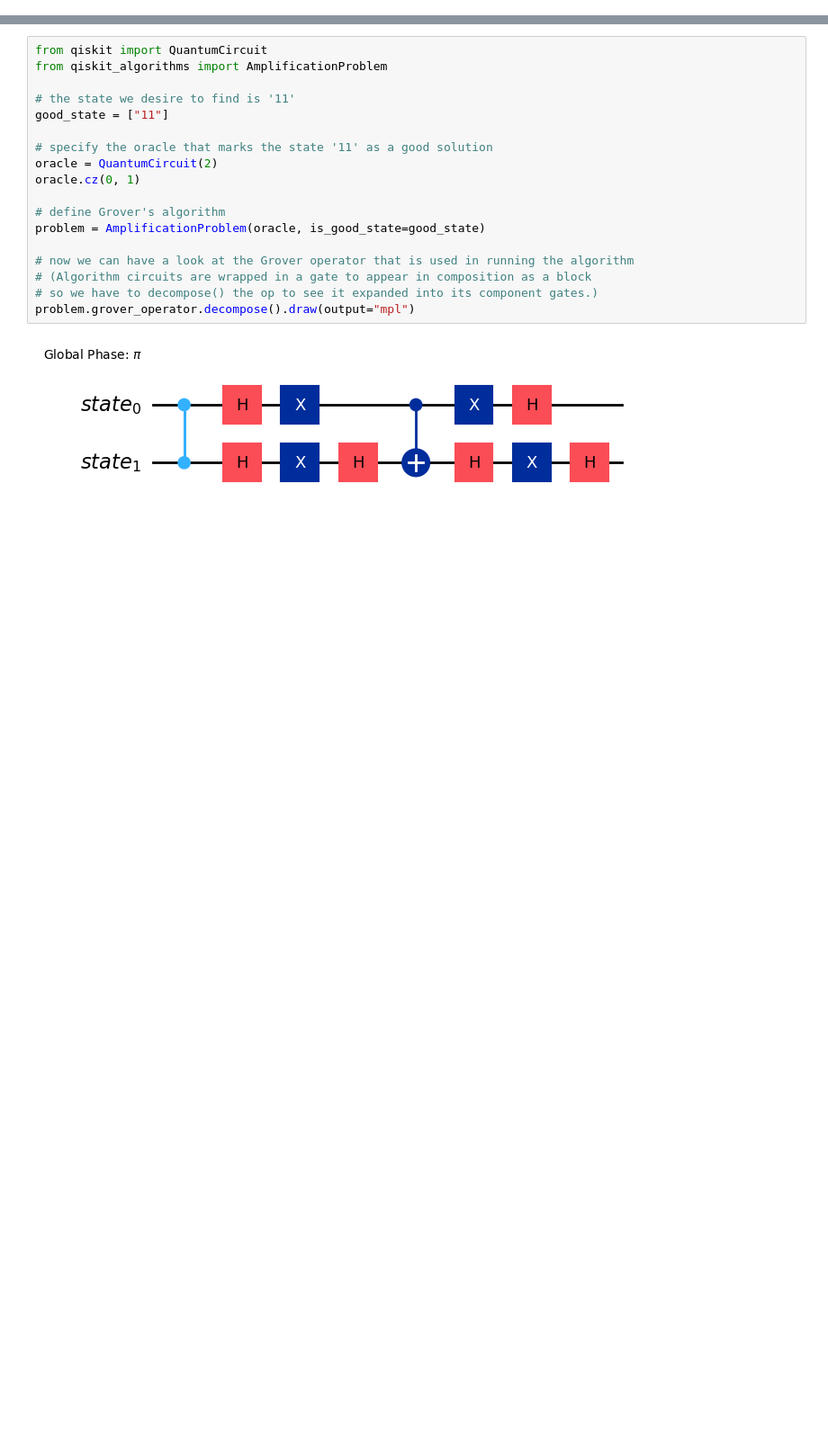
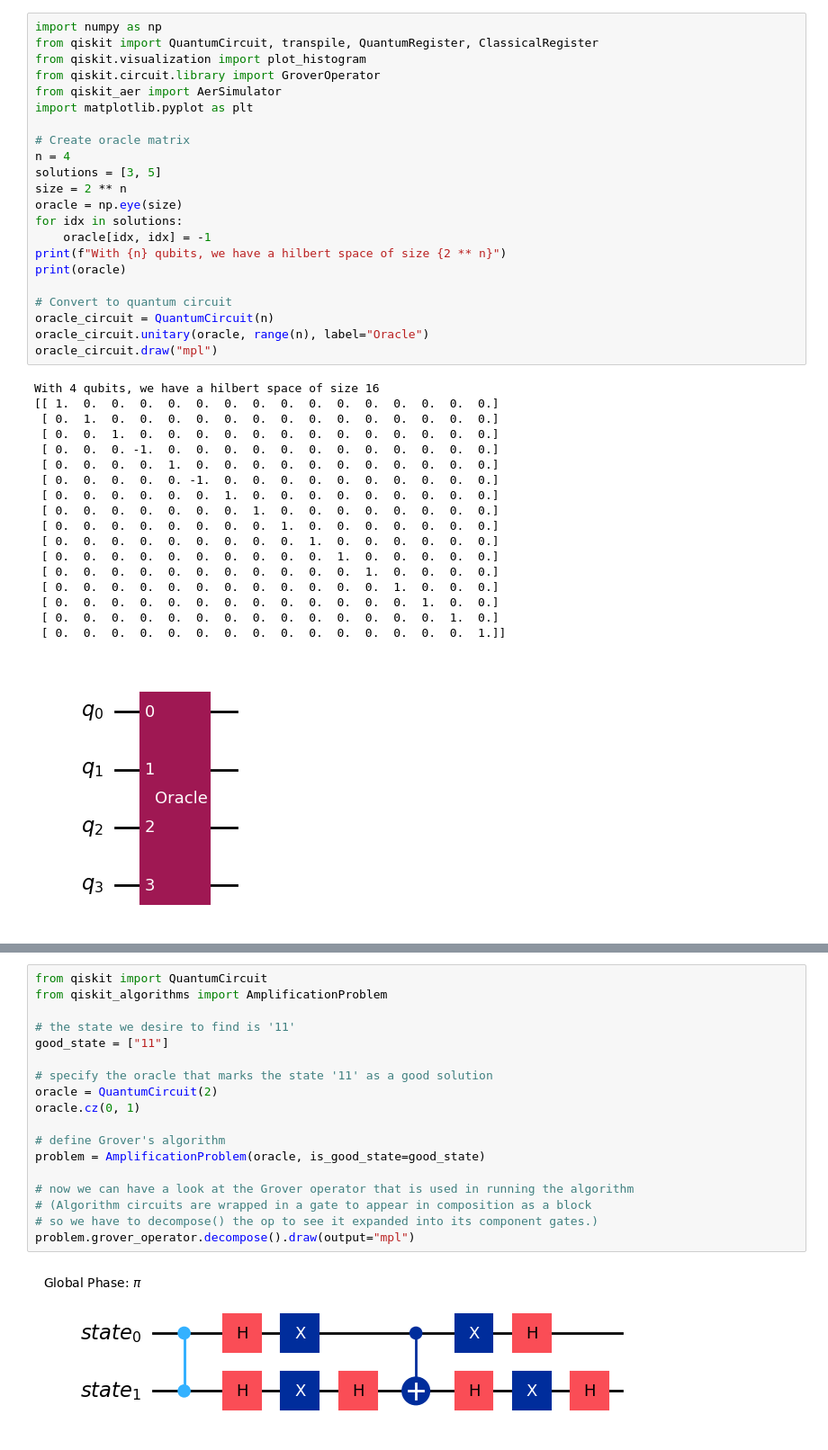
Before and after one commit to skingham/londonmet_quantum_tutorials, a Jupyter notebook: notebooks/week_3-grover.ipynb, the cells around one changed output, grey strips where cells are left out. Shown at 90% size. Cells and saved outputs as stored; diff of their text form; blank space fills up the shorter version.

Commit message:
Week 3: add simple grover algorithm and IBM example code

```diff
--- a/notebooks/week_3-grover.ipynb
+++ b/notebooks/week_3-grover.ipynb
@@ -3,0 +31,41 @@
+# %%
+import numpy as np
+from qiskit import QuantumCircuit, transpile, QuantumRegister, ClassicalRegister
+from qiskit.visualization import plot_histogram
+from qiskit.circuit.library import GroverOperator
+from qiskit_aer import AerSimulator
+import matplotlib.pyplot as plt
+
+# Create oracle matrix
+n = 4
+solutions = [3, 5]
+size = 2 ** n
+oracle = np.eye(size)
+for idx in solutions:
+    oracle[idx, idx] = -1
+print(f"With {n} qubits, we have a hilbert space of size {2 ** n}")
+print(oracle)
+
+# Convert to quantum circuit
+oracle_circuit = QuantumCircuit(n)
+oracle_circuit.unitary(oracle, range(n), label="Oracle")
+oracle_circuit.draw("mpl")
+# %% [output]
+With 4 qubits, we have a hilbert space of size 16
+[[ 1.  0.  0.  0.  0.  0.  0.  0.  0.  0.  0.  0.  0.  0.  0.  0.]
+ [ 0.  1.  0.  0.  0.  0.  0.  0.  0.  0.  0.  0.  0.  0.  0.  0.]
+ [ 0.  0.  1.  0.  0.  0.  0.  0.  0.  0.  0.  0.  0.  0.  0.  0.]
+ [ 0.  0.  0. -1.  0.  0.  0.  0.  0.  0.  0.  0.  0.  0.  0.  0.]
+ [ 0.  0.  0.  0.  1.  0.  0.  0.  0.  0.  0.  0.  0.  0.  0.  0.]
+ [ 0.  0.  0.  0.  0. -1.  0.  0.  0.  0.  0.  0.  0.  0.  0.  0.]
+ [ 0.  0.  0.  0.  0.  0.  1.  0.  0.  0.  0.  0.  0.  0.  0.  0.]
+ [ 0.  0.  0.  0.  0.  0.  0.  1.  0.  0.  0.  0.  0.  0.  0.  0.]
+ [ 0.  0.  0.  0.  0.  0.  0.  0.  1.  0.  0.  0.  0.  0.  0.  0.]
+ [ 0.  0.  0.  0.  0.  0.  0.  0.  0.  1.  0.  0.  0.  0.  0.  0.]
+ [ 0.  0.  0.  0.  0.  0.  0.  0.  0.  0.  1.  0.  0.  0.  0.  0.]
+ [ 0.  0.  0.  0.  0.  0.  0.  0.  0.  0.  0.  1.  0.  0.  0.  0.]
+ [ 0.  0.  0.  0.  0.  0.  0.  0.  0.  0.  0.  0.  1.  0.  0.  0.]
+ [ 0.  0.  0.  0.  0.  0.  0.  0.  0.  0.  0.  0.  0.  1.  0.  0.]
+ [ 0.  0.  0.  0.  0.  0.  0.  0.  0.  0.  0.  0.  0.  0.  1.  0.]
+ [ 0.  0.  0.  0.  0.  0.  0.  0.  0.  0.  0.  0.  0.  0.  0.  1.]]
+[figure, added]
```
Also changed, not shown: parts of 25 cells of this notebook.
